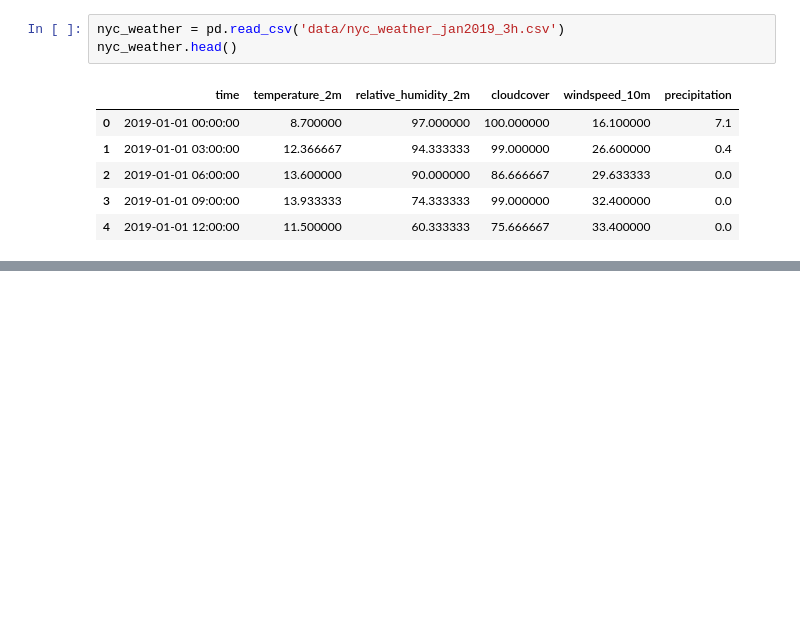
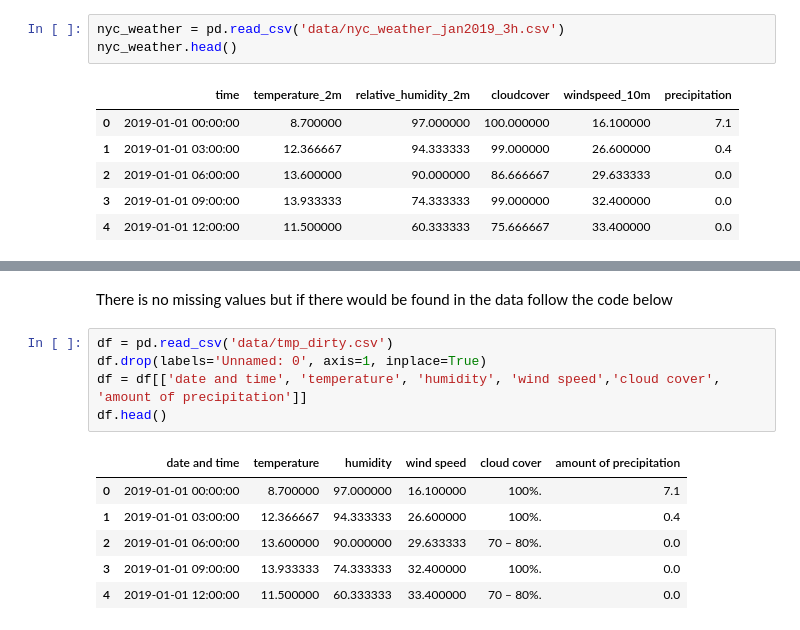
Before and after one commit to getpeped/Projects, a Jupyter notebook: yellow_taxi_trip_records/module3.ipynb, the cells around one changed output, grey strips where cells are left out. Drawn from its saved outputs; the diff is of its cells as text; blank space fills up the shorter version.

```diff
--- a/yellow_taxi_trip_records/module3.ipynb
+++ b/yellow_taxi_trip_records/module3.ipynb
@@ -288,0 +296,14 @@ Name: count, Length: 213, dtype: int64
+# %% [markdown]
+There is no missing values but if there would be found in the data follow the code below
+# %%
+df = pd.read_csv('data/tmp_dirty.csv')
+df.drop(labels='Unnamed: 0', axis=1, inplace=True)
+df = df[['date and time', 'temperature', 'humidity', 'wind speed','cloud cover', 'amount of precipitation']]
+df.head()
+# %% [output]
+|  | date and time | temperature | humidity | wind speed | cloud cover | amount of precipitation |
+| 0 | 2019-01-01 00:00:00 | 8.700000 | 97.000000 | 16.100000 | 100%. | 7.1 |
+| 1 | 2019-01-01 03:00:00 | 12.366667 | 94.333333 | 26.600000 | 100%. | 0.4 |
+| 2 | 2019-01-01 06:00:00 | 13.600000 | 90.000000 | 29.633333 | 70 – 80%. | 0.0 |
+| 3 | 2019-01-01 09:00:00 | 13.933333 | 74.333333 | 32.400000 | 100%. | 0.0 |
+| 4 | 2019-01-01 12:00:00 | 11.500000 | 60.333333 | 33.400000 | 70 – 80%. | 0.0 |
```
Also changed, not shown: parts of 6 cells of this notebook.
